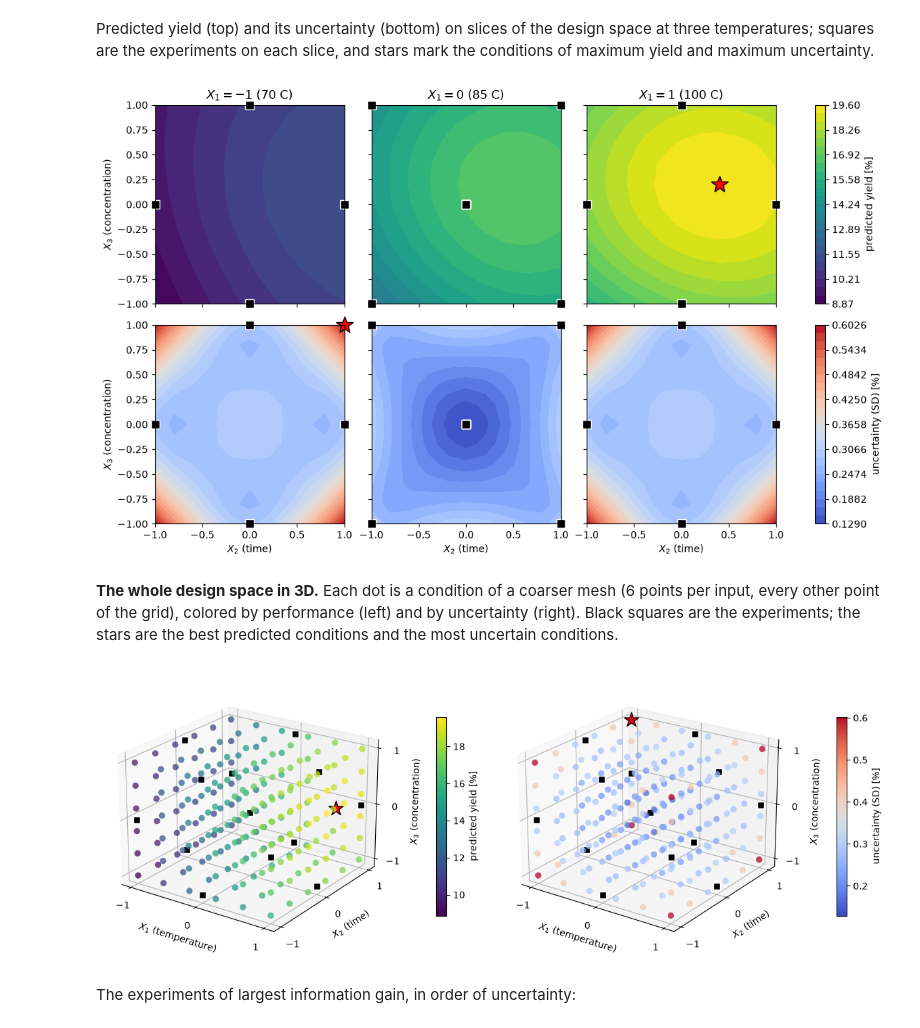
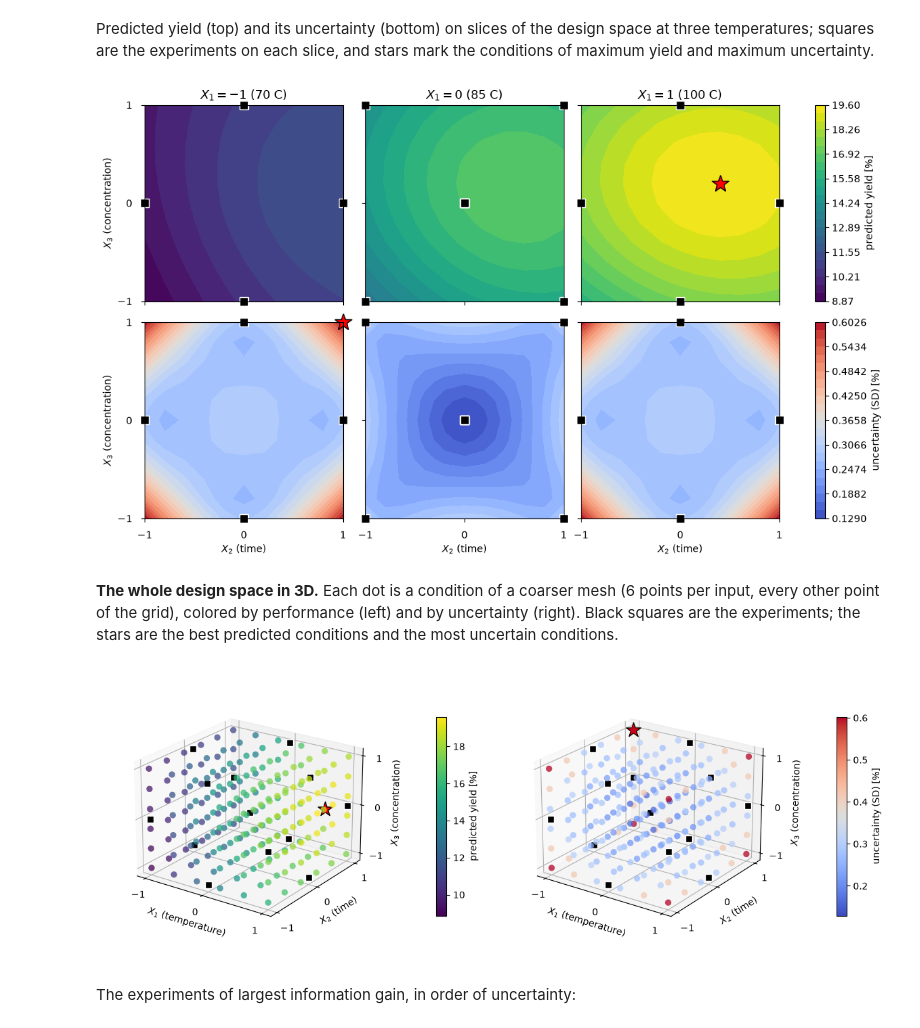
Before and after one commit to vzavala/DoE, a Jupyter notebook: Python/GaussianProcessDesign.ipynb, the cells around one changed output. Saved outputs shown, nothing was run; the diff lists cells and outputs as text; code cells hidden in the pictures.

```diff
--- a/Python/GaussianProcessDesign.ipynb
+++ b/Python/GaussianProcessDesign.ipynb
@@ -134,33 +134,37 @@ for r, (v, star, cmap, lab) in enumerate([(m, x_exploit, "viridis", "predicted y
         axs[r, k].plot(x[on, 1], x[on, 2], "ks", mec="w", ms=8, clip_on=False)
         if star[0] == T:
             axs[r, k].plot(star[1], star[2], "r*", mec="k", ms=18, clip_on=False)
+        for a in axs[:, k]:
+            a.tick_params(pad=9)                              # keep numbers clear of the markers on the border
+            a.set_xticks([-1, 0, 1]); a.set_yticks([-1, 0, 1])
         axs[0, k].set_title(f"$X_1={T}$ ({85 + 15*T} C)")
         axs[1, k].set_xlabel("$X_2$ (time)")
     axs[r, 0].set_ylabel("$X_3$ (concentration)")
     fig.colorbar(im, ax=axs[r, :], label=lab)
 plt.show()
 # %% [output]
-[figure, old version]
+[figure, new version]
 # %% [markdown]
 **The whole design space in 3D.** Each dot is a condition of a coarser mesh (6 points per input, every other point of the grid), colored by performance (left) and by uncertainty (right). Black squares are the experiments; the stars are the best predicted conditions and the most uncertain conditions.
 # %%
 coarse = np.isin(np.round(grid, 6), np.round(g[::2], 6)).all(axis=1)     # 6 x 6 x 6 = 216 points
 fig = plt.figure(figsize=(12, 5.2))
 for j, (v, star, cm, lab) in enumerate([(m, x_exploit, "viridis", "predicted yield [%]"),
                                         (s, x_explore, "coolwarm", "uncertainty (SD) [%]")]):
     ax = fig.add_subplot(1, 2, j + 1, projection="3d")
     im = ax.scatter(*grid[coarse].T, c=v[coarse], cmap=cm, s=45, alpha=0.75, linewidths=0, depthshade=False, vmin=v.min(), vmax=v.max())
     ax.scatter(*x.T, color="k", marker="s", s=45, edgecolors="w", depthshade=False)
     ax.scatter(*star, color="red", marker="*", s=260, edgecolors="k", depthshade=False)
     ax.set_xlabel("$X_1$ (temperature)"); ax.set_ylabel("$X_2$ (time)"); ax.set_zlabel("$X_3$ (concentration)")
     ax.set_xticks([-1, 0, 1]); ax.set_yticks([-1, 0, 1]); ax.set_zticks([-1, 0, 1])
+    ax.set_box_aspect(None, zoom=0.88)
     ax.view_init(elev=22, azim=-55)
     cb = fig.colorbar(im, ax=ax, shrink=0.6, pad=0.12, label=lab)
     cb.solids.set_alpha(1)
 fig.tight_layout()
 plt.show()
 # %% [output]
-[figure, old version]
+[figure, new version]
 # %% [markdown]
 The experiments of largest information gain, in order of uncertainty:
 # %%
```
Also changed, not shown: 5 other files.
